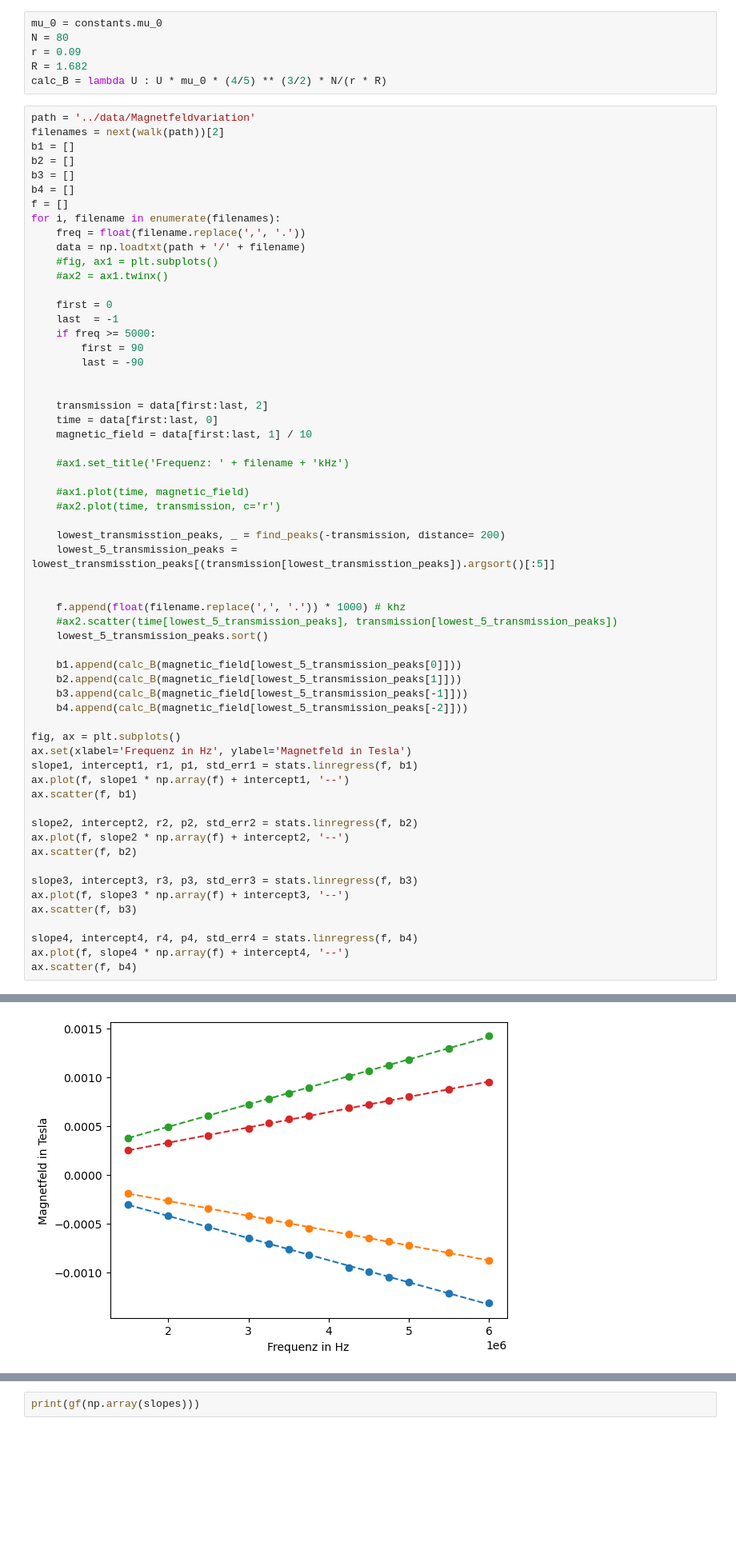
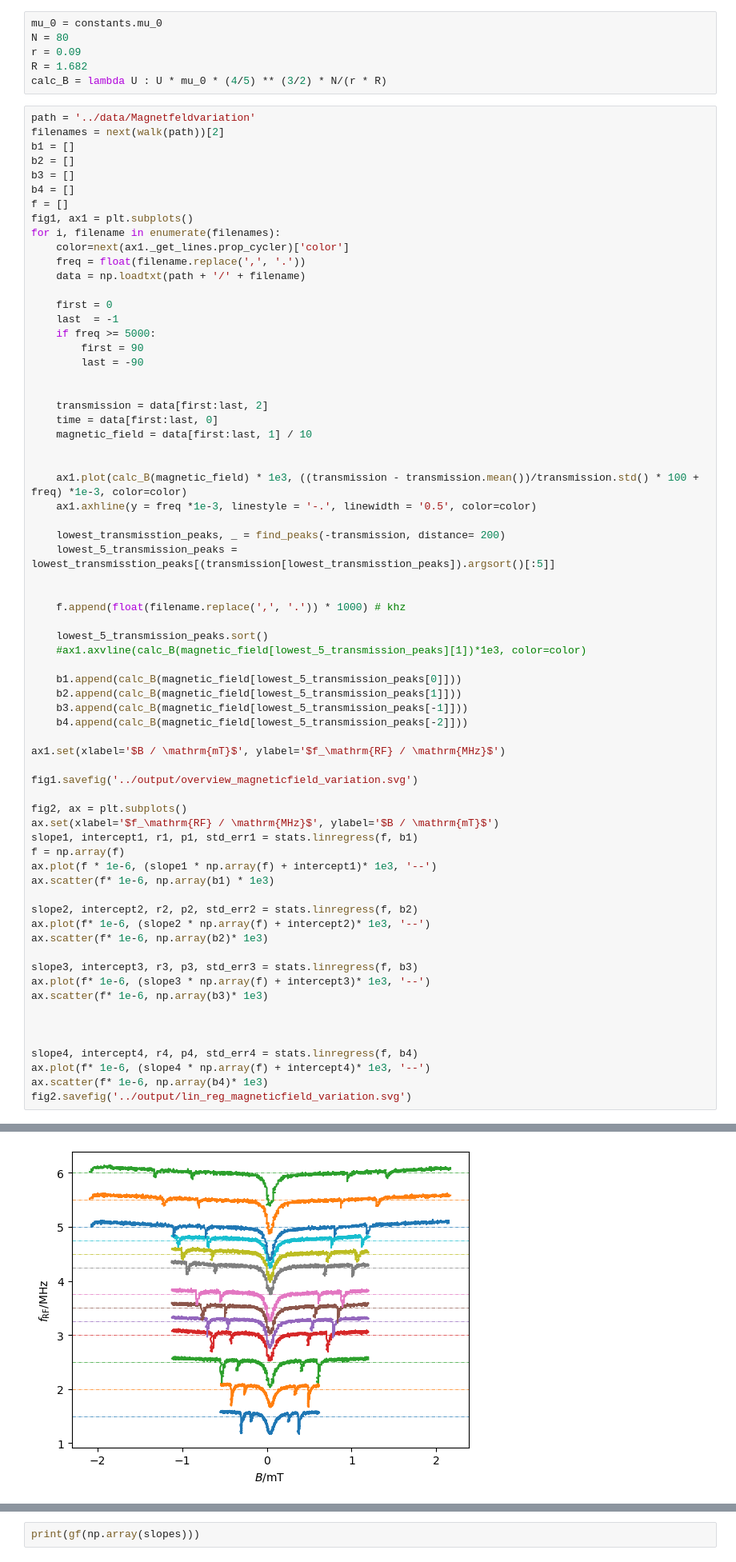
Before and after one commit to hanno22/OptischesPumpen, a Jupyter notebook: notebooks/Magnetfeldvariation.ipynb, the cells around one changed output, grey strips where cells are left out. Shown at 80% size. Saved outputs shown, nothing was run; the diff lists cells and outputs as text; blank space fills up the shorter version.

```diff
--- a/notebooks/Magnetfeldvariation.ipynb
+++ b/notebooks/Magnetfeldvariation.ipynb
@@ -19,11 +19,11 @@ b2 = []
 b3 = []
 b4 = []
 f = []
+fig1, ax1 = plt.subplots()
 for i, filename in enumerate(filenames):
+    color=next(ax1._get_lines.prop_cycler)['color']
     freq = float(filename.replace(',', '.'))
     data = np.loadtxt(path + '/' + filename)
-    #fig, ax1 = plt.subplots()
-    #ax2 = ax1.twinx()
 
     first = 0
     last  = -1
@@ -36,39 +36,47 @@ for i, filename in enumerate(filenames):
     time = data[first:last, 0]
     magnetic_field = data[first:last, 1] / 10
 
-    #ax1.set_title('Frequenz: ' + filename + 'kHz')
 
-    #ax1.plot(time, magnetic_field)
-    #ax2.plot(time, transmission, c='r')
+    ax1.plot(calc_B(magnetic_field) * 1e3, ((transmission - transmission.mean())/transmission.std() * 100 + freq) *1e-3, color=color)
+    ax1.axhline(y = freq *1e-3, linestyle = '-.', linewidth = '0.5', color=color)
 
     lowest_transmisstion_peaks, _ = find_peaks(-transmission, distance= 200)
     lowest_5_transmission_peaks = lowest_transmisstion_peaks[(transmission[lowest_transmisstion_peaks]).argsort()[:5]]
 
 
     f.append(float(filename.replace(',', '.')) * 1000) # khz
-    #ax2.scatter(time[lowest_5_transmission_peaks], transmission[lowest_5_transmission_peaks])
+
     lowest_5_transmission_peaks.sort()
+    #ax1.axvline(calc_B(magnetic_field[lowest_5_transmission_peaks][1])*1e3, color=color)
 
     b1.append(calc_B(magnetic_field[lowest_5_transmission_peaks[0]]))
     b2.append(calc_B(magnetic_field[lowest_5_transmission_peaks[1]]))
     b3.append(calc_B(magnetic_field[lowest_5_transmission_peaks[-1]]))
     b4.append(calc_B(magnetic_field[lowest_5_transmission_peaks[-2]]))
 
-fig, ax = plt.subplots()
-ax.set(xlabel='Frequenz in Hz', ylabel='Magnetfeld in Tesla')
+ax1.set(xlabel='$B / \mathrm{mT}$', ylabel='$f_\mathrm{RF} / \mathrm{MHz}$')
+
+fig1.savefig('../output/overview_magneticfield_variation.svg')
+
+fig2, ax = plt.subplots()
+ax.set(xlabel='$f_\mathrm{RF} / \mathrm{MHz}$', ylabel='$B / \mathrm{mT}$')
 slope1, intercept1, r1, p1, std_err1 = stats.linregress(f, b1)
-ax.plot(f, slope1 * np.array(f) + intercept1, '--')
-ax.scatter(f, b1)
+f = np.array(f)
+ax.plot(f * 1e-6, (slope1 * np.array(f) + intercept1)* 1e3, '--')
+ax.scatter(f* 1e-6, np.array(b1) * 1e3)
 
 slope2, intercept2, r2, p2, std_err2 = stats.linregress(f, b2)
-ax.plot(f, slope2 * np.array(f) + intercept2, '--')
-ax.scatter(f, b2)
+ax.plot(f* 1e-6, (slope2 * np.array(f) + intercept2)* 1e3, '--')
+ax.scatter(f* 1e-6, np.array(b2)* 1e3)
 
 slope3, intercept3, r3, p3, std_err3 = stats.linregress(f, b3)
-ax.plot(f, slope3 * np.array(f) + intercept3, '--')
-ax.scatter(f, b3)
+ax.plot(f* 1e-6, (slope3 * np.array(f) + intercept3)* 1e3, '--')
+ax.scatter(f* 1e-6, np.array(b3)* 1e3)
+
+
 
 slope4, intercept4, r4, p4, std_err4 = stats.linregress(f, b4)
-ax.plot(f, slope4 * np.array(f) + intercept4, '--')
-ax.scatter(f, b4)
+ax.plot(f* 1e-6, (slope4 * np.array(f) + intercept4)* 1e3, '--')
+ax.scatter(f* 1e-6, np.array(b4)* 1e3)
+fig2.savefig('../output/lin_reg_magneticfield_variation.svg')
 # %% [output]
@@ -76 +83 @@ ax.scatter(f, b4)
-[figure, old version]
+[figure, new version]
```
Also changed, not shown: parts of 1 cell of this notebook, 11 other files.
